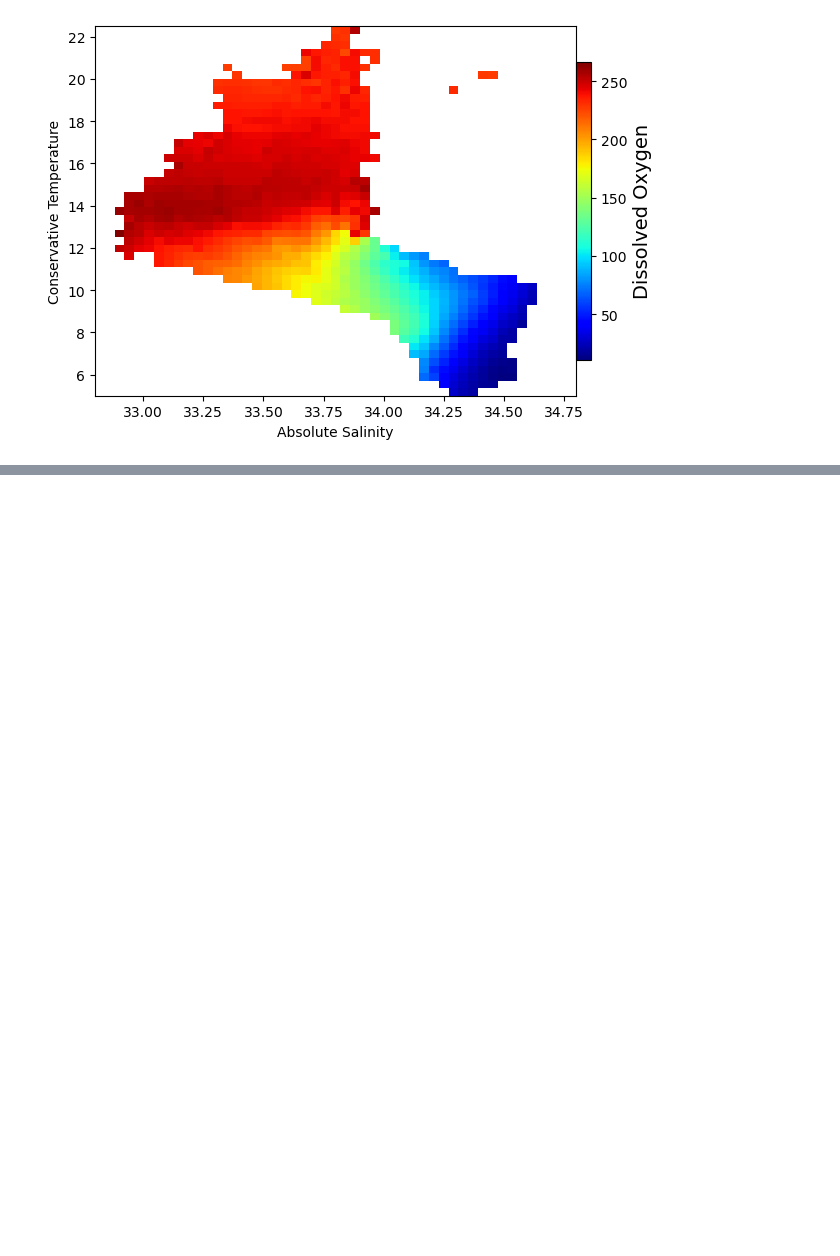
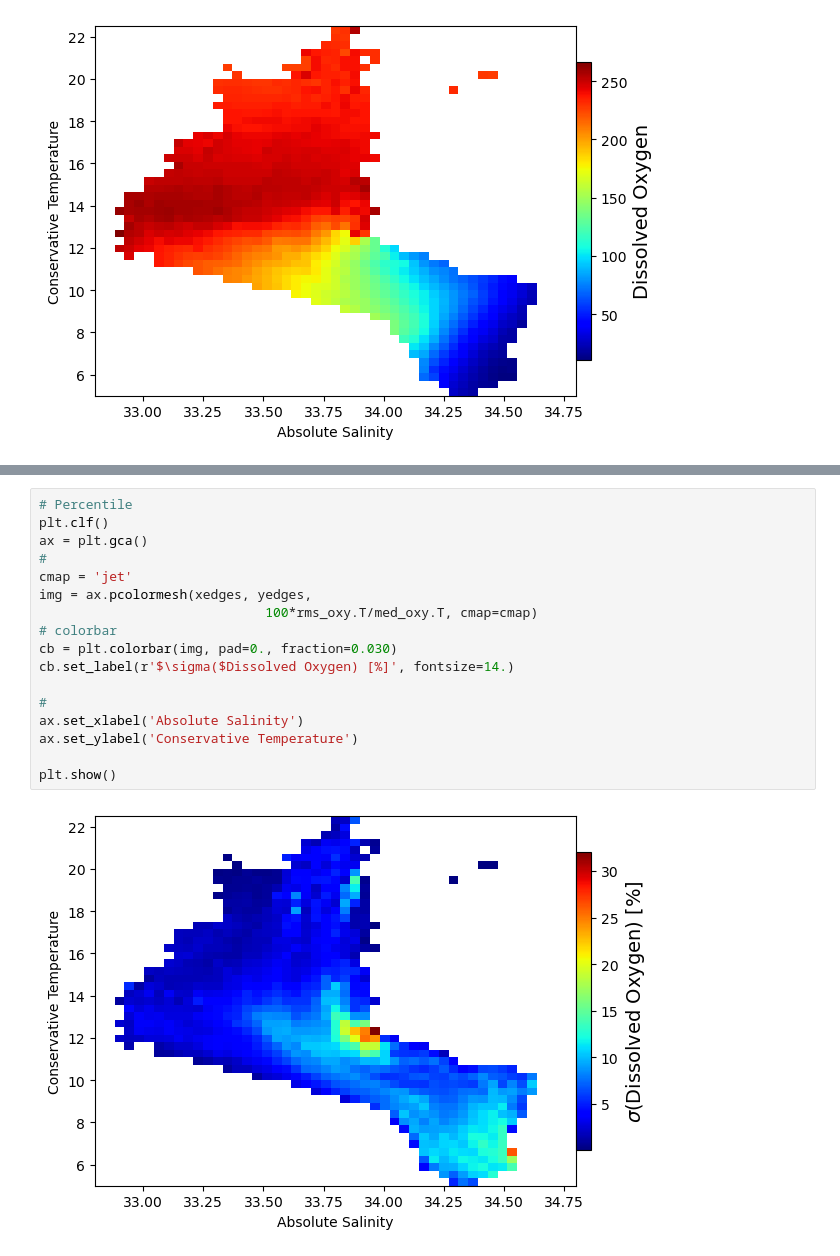
Before and after one commit to profxj/sio-sandbox, a Jupyter notebook: nb/CUGN/JointPDFs.ipynb, the cells around one changed output, grey strips where cells are left out. Drawn from its saved outputs; the diff is of its cells as text; blank space fills up the shorter version.

```diff
--- a/nb/CUGN/JointPDFs.ipynb
+++ b/nb/CUGN/JointPDFs.ipynb
@@ -206,0 +237,19 @@ plt.show()
+# %%
+# Percentile
+plt.clf()
+ax = plt.gca()
+#
+cmap = 'jet'
+img = ax.pcolormesh(xedges, yedges,
+                             100*rms_oxy.T/med_oxy.T, cmap=cmap)
+# colorbar
+cb = plt.colorbar(img, pad=0., fraction=0.030)
+cb.set_label(r'$\sigma($Dissolved Oxygen) [%]', fontsize=14.)
+
+#
+ax.set_xlabel('Absolute Salinity')
+ax.set_ylabel('Conservative Temperature')
+
+plt.show()
+# %% [output]
+[figure, added]
```
Also changed, not shown: parts of 4 cells of this notebook.
